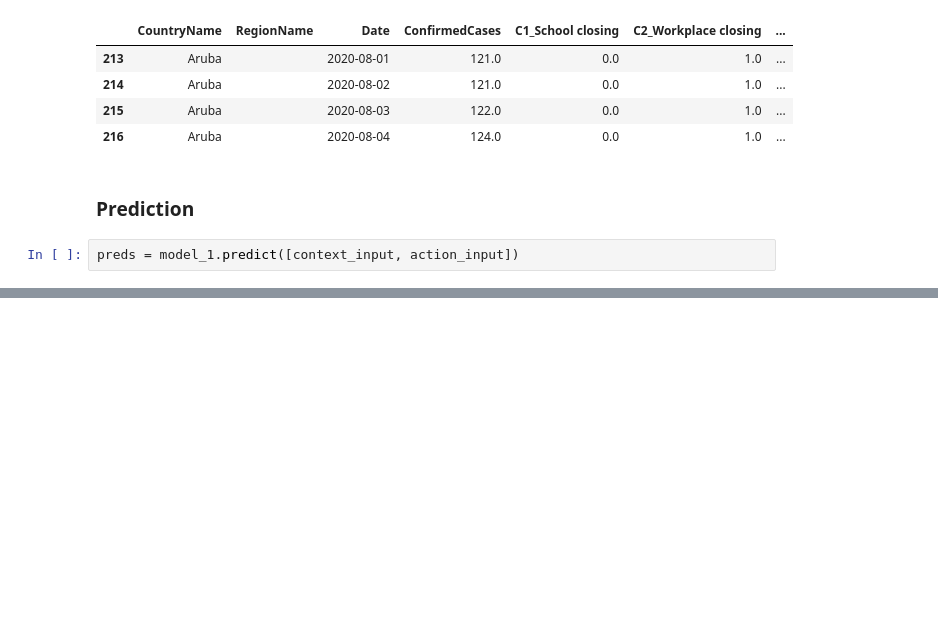
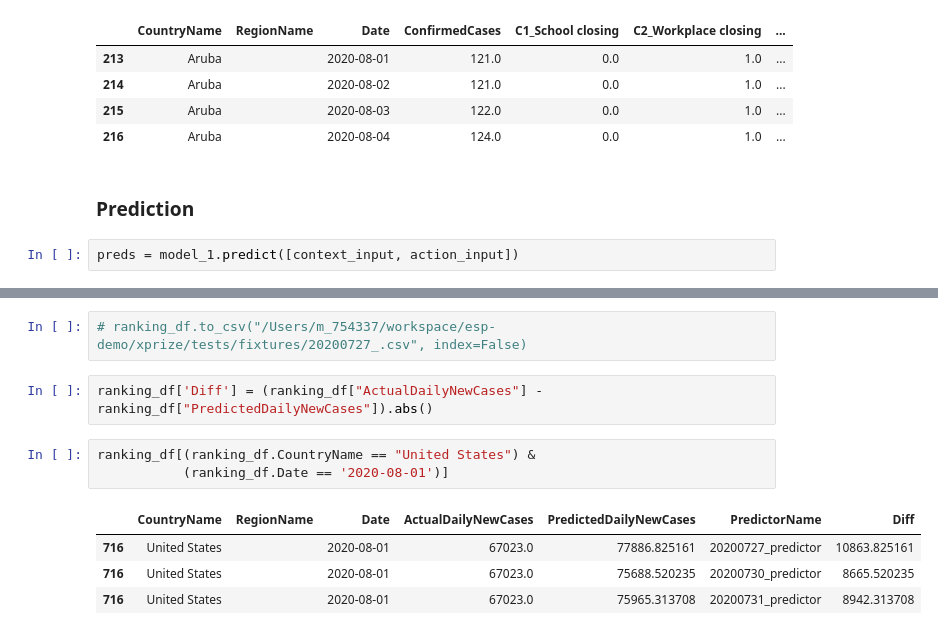
Before and after one commit to cognizant-ai-labs/covid-xprize, a Jupyter notebook: onf_robojudge.ipynb, the cells around one changed output, grey strips where cells are left out. Cells and saved outputs as stored; diff of their text form; blank space fills up the shorter version.

```diff
--- a/onf_robojudge.ipynb
+++ b/onf_robojudge.ipynb
@@ -136,0 +241,12 @@ preds = model_1.predict([context_input, action_input])
+# %%
+# ranking_df.to_csv("/Users/m_754337/workspace/esp-demo/xprize/tests/fixtures/20200727_.csv", index=False)
+# %%
+ranking_df['Diff'] = (ranking_df["ActualDailyNewCases"] - ranking_df["PredictedDailyNewCases"]).abs()
+# %%
+ranking_df[(ranking_df.CountryName == "United States") &
+           (ranking_df.Date == '2020-08-01')]
+# %% [output]
+|  | CountryName | RegionName | Date | ActualDailyNewCases | PredictedDailyNewCases | PredictorName | Diff |
+| 716 | United States |  | 2020-08-01 | 67023.0 | 77886.825161 | 20200727_predictor | 10863.825161 |
+| 716 | United States |  | 2020-08-01 | 67023.0 | 75688.520235 | 20200730_predictor | 8665.520235 |
+| 716 | United States |  | 2020-08-01 | 67023.0 | 75965.313708 | 20200731_predictor | 8942.313708 |
```
Also changed, not shown: parts of 29 cells of this notebook, 5 other files.
